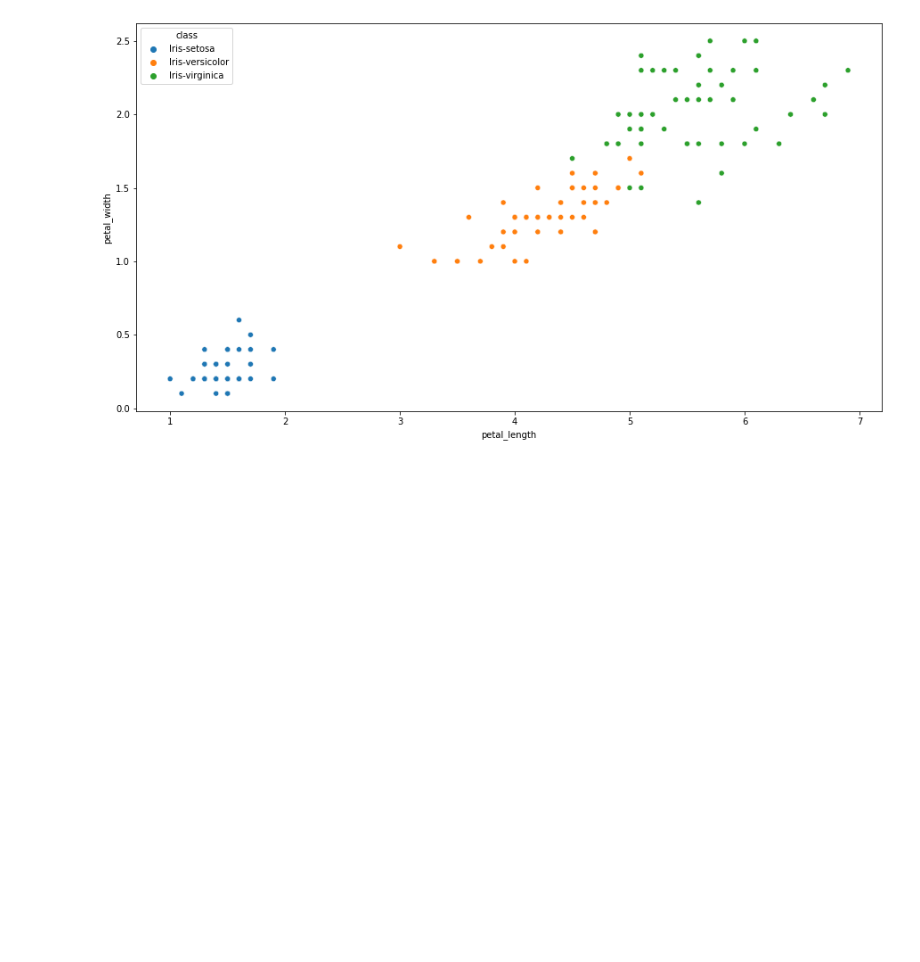
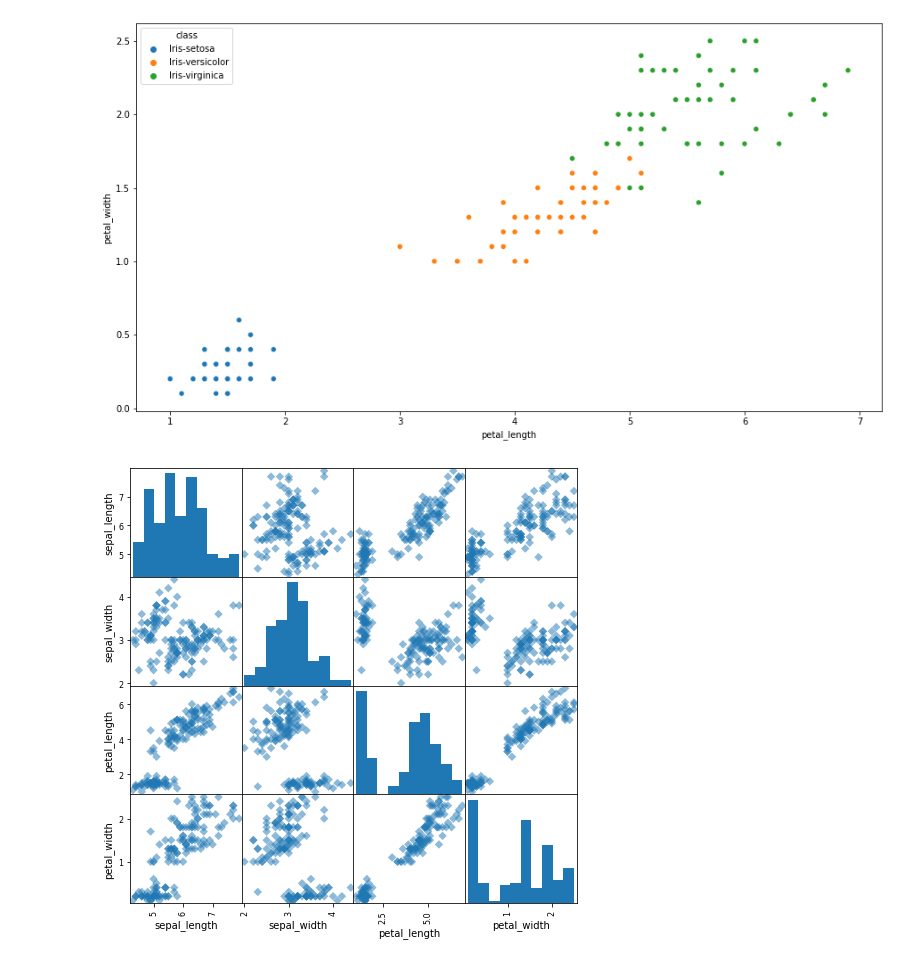
Before and after one commit to paulosalvatore/Ocean_CienciaDados_24_02_2021, a Jupyter notebook: Ocean_CienciaDados_24_02_2021.ipynb, the cells around one changed output. Saved outputs shown, nothing was run; the diff lists cells and outputs as text; code cells hidden in the pictures; blank space fills up the shorter version.

```diff
--- a/Ocean_CienciaDados_24_02_2021.ipynb
+++ b/Ocean_CienciaDados_24_02_2021.ipynb
@@ -162,3 +162,7 @@ fig = plt.subplots(figsize=(15, 8))
 sns.scatterplot(x='petal_length', y='petal_width', data=iris, hue='class');
 # %% [output]
 [figure]
+# %%
+pd.plotting.scatter_matrix(iris, figsize=(8, 8), marker='D');
+# %% [output]
+[figure, added]
```
Also changed, not shown: parts of 1 cell of this notebook.
